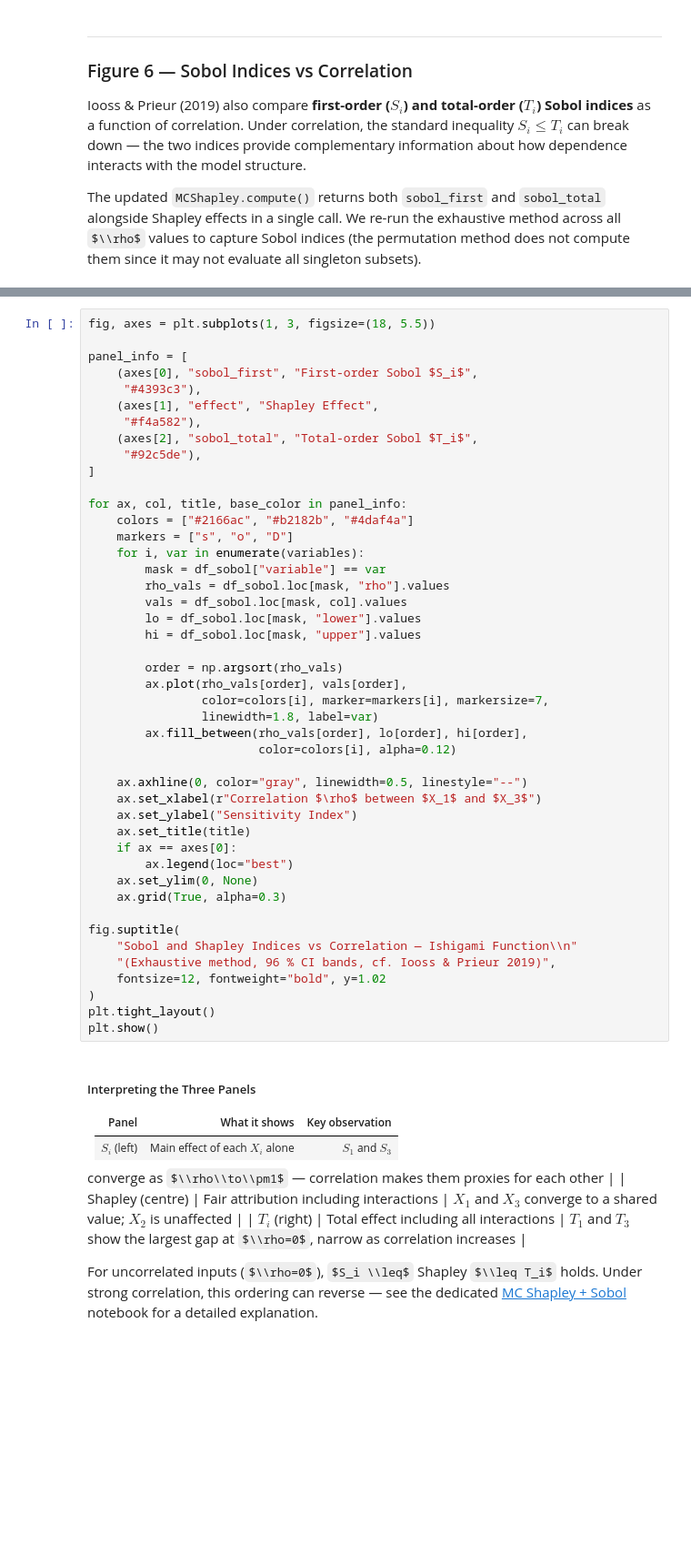
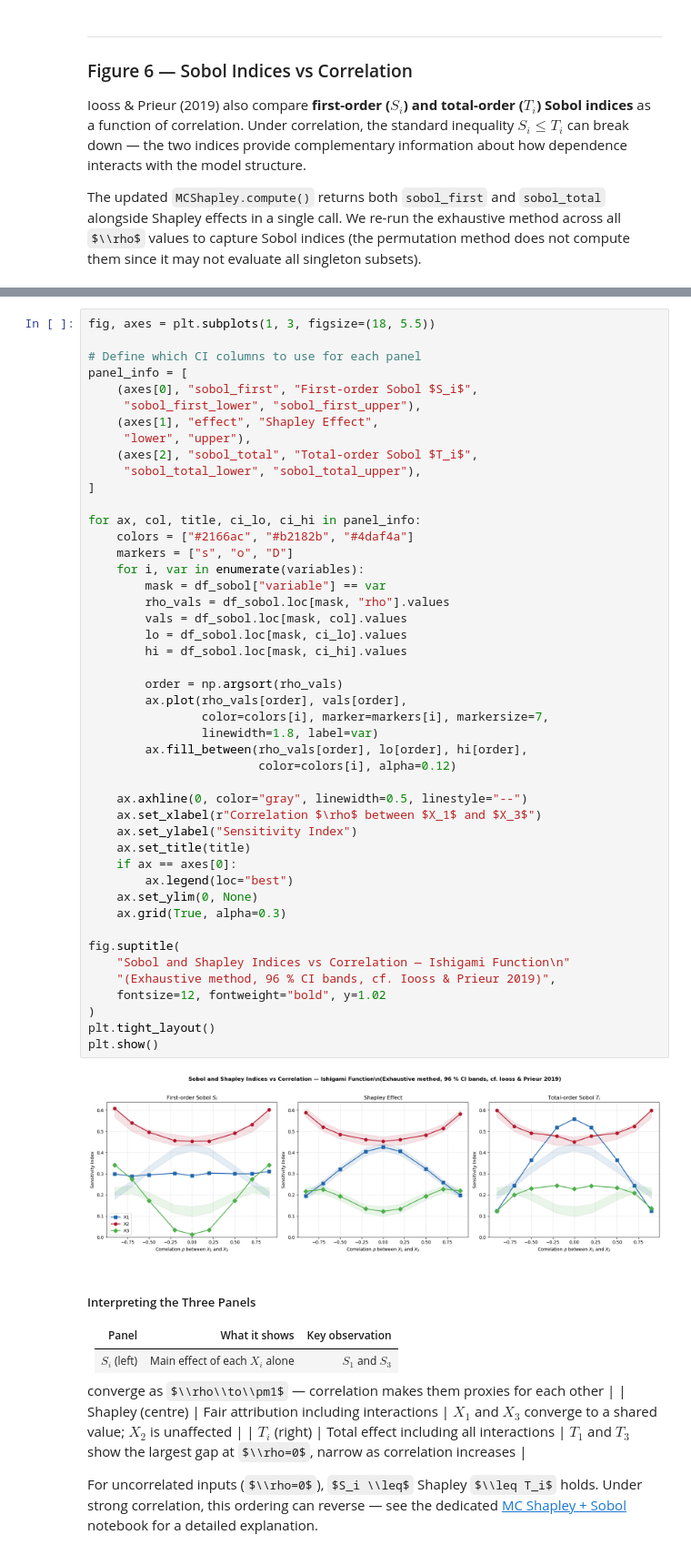
Before and after one commit to frbennett/shapleyx, a Jupyter notebook: docs/tutorials/iooss_prieur_ishigami_correlation.ipynb, the cells around one changed output, grey strips where cells are left out. Shown at 91% size. Cells and saved outputs as stored; diff of their text form; some formulas as TeX source; blank space fills up the shorter version.

```diff
--- a/docs/tutorials/iooss_prieur_ishigami_correlation.ipynb
+++ b/docs/tutorials/iooss_prieur_ishigami_correlation.ipynb
@@ -414,48 +429,51 @@ df_sobol = pd.concat(results_sobol, ignore_index=True)
 # %%
 fig, axes = plt.subplots(1, 3, figsize=(18, 5.5))
 
+# Define which CI columns to use for each panel
 panel_info = [
     (axes[0], "sobol_first", "First-order Sobol $S_i$",
-     "#4393c3"),
+     "sobol_first_lower", "sobol_first_upper"),
     (axes[1], "effect", "Shapley Effect",
-     "#f4a582"),
+     "lower", "upper"),
     (axes[2], "sobol_total", "Total-order Sobol $T_i$",
-     "#92c5de"),
+     "sobol_total_lower", "sobol_total_upper"),
 ]
 
-for ax, col, title, base_color in panel_info:
+for ax, col, title, ci_lo, ci_hi in panel_info:
     colors = ["#2166ac", "#b2182b", "#4daf4a"]
     markers = ["s", "o", "D"]
     for i, var in enumerate(variables):
         mask = df_sobol["variable"] == var
         rho_vals = df_sobol.loc[mask, "rho"].values
         vals = df_sobol.loc[mask, col].values
-        lo = df_sobol.loc[mask, "lower"].values
-        hi = df_sobol.loc[mask, "upper"].values
+        lo = df_sobol.loc[mask, ci_lo].values
+        hi = df_sobol.loc[mask, ci_hi].values
 
         order = np.argsort(rho_vals)
         ax.plot(rho_vals[order], vals[order],
                 color=colors[i], marker=markers[i], markersize=7,
                 linewidth=1.8, label=var)
         ax.fill_between(rho_vals[order], lo[order], hi[order],
                         color=colors[i], alpha=0.12)
 
     ax.axhline(0, color="gray", linewidth=0.5, linestyle="--")
     ax.set_xlabel(r"Correlation $\rho$ between $X_1$ and $X_3$")
     ax.set_ylabel("Sensitivity Index")
     ax.set_title(title)
     if ax == axes[0]:
         ax.legend(loc="best")
     ax.set_ylim(0, None)
     ax.grid(True, alpha=0.3)
 
 fig.suptitle(
-    "Sobol and Shapley Indices vs Correlation — Ishigami Function\\n"
+    "Sobol and Shapley Indices vs Correlation — Ishigami Function\n"
     "(Exhaustive method, 96 % CI bands, cf. Iooss & Prieur 2019)",
     fontsize=12, fontweight="bold", y=1.02
 )
 plt.tight_layout()
 plt.show()
+# %% [output]
+[figure, added]
 # %% [markdown]
 ##### Interpreting the Three Panels
 
```
Also changed, not shown: parts of 4 cells of this notebook, 1 other file.
